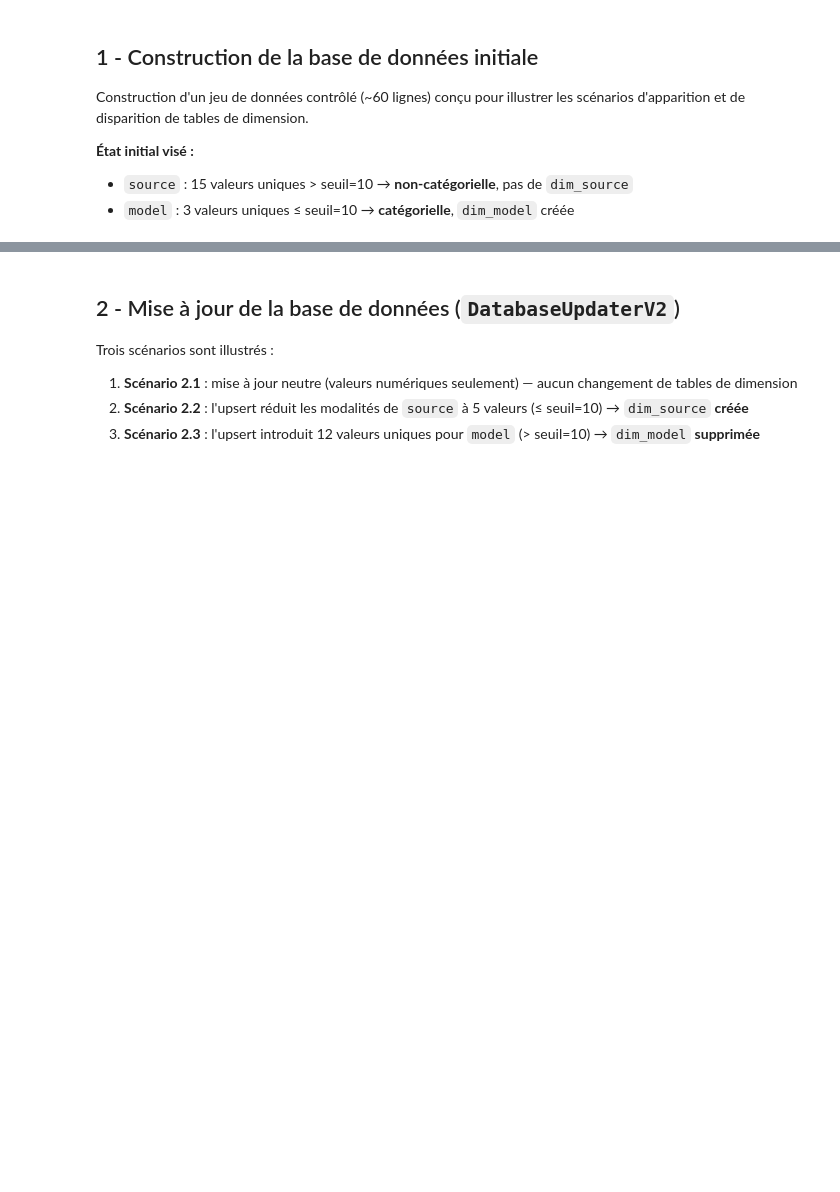
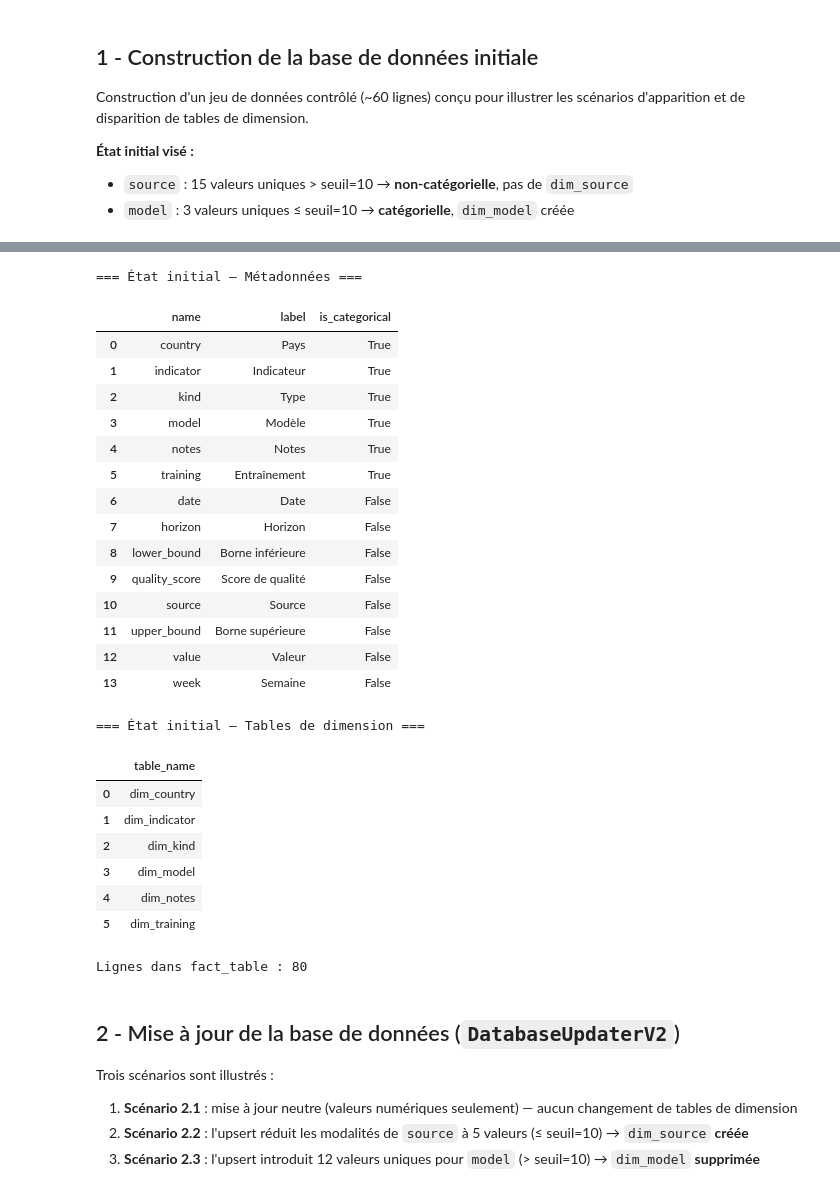
Before and after one commit to qbolliet/dt-ducklake-manager, a Jupyter notebook: notebooks/1 - Mise à jour de la base de données.ipynb, the cells around one changed output, grey strips where cells are left out. Saved outputs shown, nothing was run; the diff lists cells and outputs as text; code cells hidden in the pictures; blank space fills up the shorter version.

Commit message:
(init) Ducklake examples

```diff
--- a/notebooks/1 - Mise à jour de la base de données.ipynb
+++ b/notebooks/1 - Mise à jour de la base de données.ipynb
@@ -9,24 +11,26 @@
 
 # Modules de base
 import os
+import shutil
 import sys
 import pandas as pd
 import numpy as np
-import duckdb
 from datetime import datetime, timedelta
 
 # Ajout du chemin vers le package parent
 sys.path.append('..')
 
 # Importation des modules ad hoc
-from dashboard_template_database.builders.tables import DuckdbTablesBuilder
+from dashboard_template_database.builders.connector import DuckLakeConnector
+from dashboard_template_database.builders.tables import DuckLakeTablesBuilder
 from dashboard_template_database.operations.updater import DatabaseUpdaterV2
 from dashboard_template_database.operations.deleter import DatabaseDeleterV2
 
 # Paramètres globaux
 CATEGORICAL_THRESHOLD: int = 10
 PRIMARY_KEYS: list = ['indicator', 'country', 'kind', 'model', 'training', 'week', 'horizon', 'date']
-DB_PATH: str = os.path.join('../outputs', 'database_update_demo.db')
+CATALOG_PATH: str = os.path.join('../outputs', 'database_update_demo.ducklake')
+DATA_PATH: str    = os.path.join('../outputs', 'database_update_demo_data/')
 # %% [markdown]
 ## 1 - Construction de la base de données initiale
 
@@ -133,6 +170,6 @@ print(f"\nBase de données créée : {DB_PATH}")
 # %%
 # Vérification de l'état initial : statut catégoriel dans les métadonnées
-conn_check = duckdb.connect(DB_PATH, read_only=True)
+conn_check = DuckLakeConnector(CATALOG_PATH, DATA_PATH, read_only=True).connect()
 
 # Affichage des méta-données
 print("=== État initial — Métadonnées ===")
@@ -150,3 +187,4 @@ display(conn_check.execute("""
 # Affichage du nombre de lignes dans la table des faits
 print(f"Lignes dans fact_table : {conn_check.execute('SELECT COUNT(*) FROM fact_table').fetchone()[0]}")
 conn_check.close()
+# %% [output]
@@ -153,3 +194,28 @@ conn_check.close()
+=== État initial — Métadonnées ===
+|  | name | label | is_categorical |
+| 0 | country | Pays | True |
+| 1 | indicator | Indicateur | True |
+| 2 | kind | Type | True |
+| 3 | model | Modèle | True |
+| 4 | notes | Notes | True |
+| 5 | training | Entraînement | True |
+| 6 | date | Date | False |
+| 7 | horizon | Horizon | False |
+| 8 | lower_bound | Borne inférieure | False |
+| 9 | quality_score | Score de qualité | False |
+| 10 | source | Source | False |
+| 11 | upper_bound | Borne supérieure | False |
+| 12 | value | Valeur | False |
+| 13 | week | Semaine | False |
+=== État initial — Tables de dimension ===
+|  | table_name |
+| 0 | dim_country |
+| 1 | dim_indicator |
+| 2 | dim_kind |
+| 3 | dim_model |
+| 4 | dim_notes |
+| 5 | dim_training |
+Lignes dans fact_table : 80
 # %% [markdown]
 ## 2 - Mise à jour de la base de données (`DatabaseUpdaterV2`)
 
```
Also changed, not shown: parts of 30 cells of this notebook, 3 other files.
